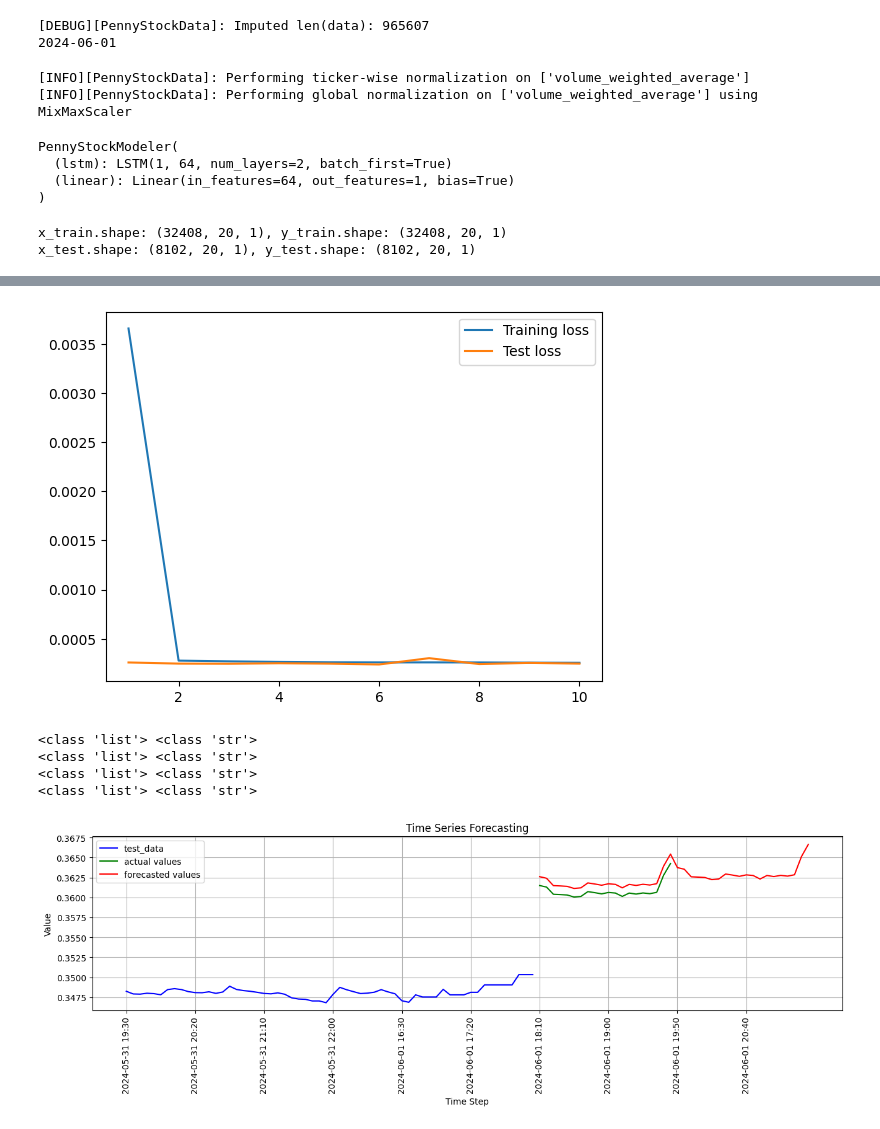
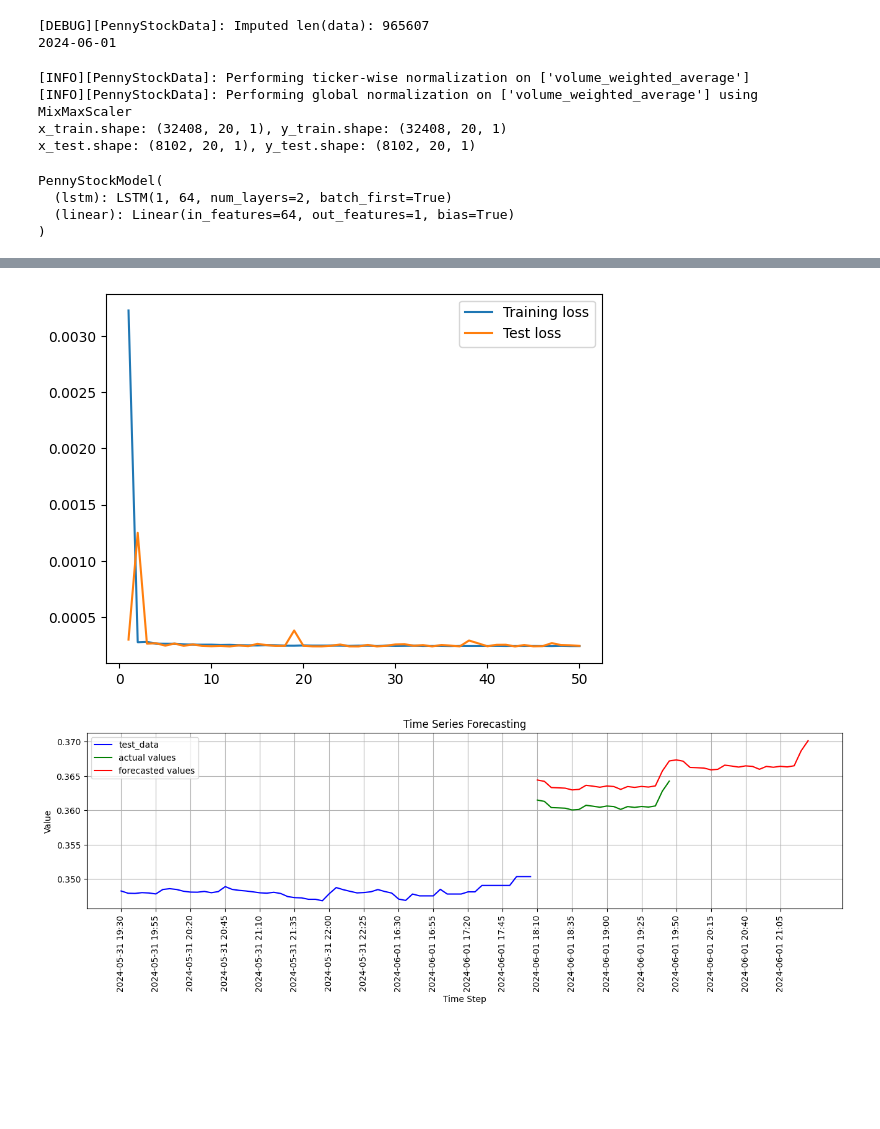
Before and after one commit to CSE-115-UCSC/penny-stock-lstm, a Jupyter notebook: PennyStockPipeline.ipynb, the cells around one changed output, grey strips where cells are left out. Cells and saved outputs as stored; diff of their text form; code cells hidden in the pictures; blank space fills up the shorter version.

Commit message:
Updated Pipeline
- split shift to dataset class
- pytorch dataset -> explicit (deals with raw data)

TODO
- RSI for evaluation
- time sequence data papers on imputation techniques

```diff
--- a/PennyStockPipeline.ipynb
+++ b/PennyStockPipeline.ipynb
@@ -22,13 +15,24 @@ psd = PennyStockData(DATABASE_NAME_WITH_PATH, TABLE_NAME, impute=True, verbose=2
 [DEBUG][PennyStockData]: Imputed len(data): 965607
 2024-06-01
 # %%
-psd = psd.get_columns(COLUMNS).normalize(COLUMNS_TO_NORMALIZE).create_sequences(SEQUENCE_LENGTH, PREDICTION_LENGTH)
+import torch
+#columns = ['ticker_id', 'p_date', 'close', 'volume_weighted_average']
+COLUMNS = ['ticker_id', 'p_date', 'p_time', 'volume_weighted_average']
+COLUMNS_TO_NORMALIZE = ['volume_weighted_average']
+
+SEQUENCE_LENGTH = 20
+PREDICTION_LENGTH = 20
+
+TRAIN_TEST_SPLIT = 0.8
+psd = psd.get_columns(COLUMNS).normalize(COLUMNS_TO_NORMALIZE).create_sequences(SEQUENCE_LENGTH, PREDICTION_LENGTH).split_dataset(split=TRAIN_TEST_SPLIT, to_torch=True)
 # %% [output]
 [INFO][PennyStockData]: Performing ticker-wise normalization on ['volume_weighted_average']
 [INFO][PennyStockData]: Performing global normalization on ['volume_weighted_average'] using MixMaxScaler
+x_train.shape: (32408, 20, 1), y_train.shape: (32408, 20, 1)
+x_test.shape: (8102, 20, 1), y_test.shape: (8102, 20, 1)
 # %%
-import torch # Library for implementing Deep Neural Network
-from pennystockpipeline.PennyStockModeler import PennyStockModeler
+# Library for implementing Deep Neural Network
+from pennystockpipeline.PennyStockModel import PennyStockModel
 
 # Prepare model parameters
 INPUT_SIZE = len(COLUMNS_TO_NORMALIZE)
@@ -37,26 +41,23 @@ HIDDEN_SIZE = 64
 OUTPUT_SIZE = len(COLUMNS_TO_NORMALIZE)
 
 # Define the model, loss function, and optimizer
-modeler = PennyStockModeler(INPUT_SIZE, HIDDEN_SIZE, NUM_LAYERS, device='cuda')
-modeler = modeler.to(modeler.device)
+model = PennyStockModel(INPUT_SIZE, HIDDEN_SIZE, NUM_LAYERS, device='cuda')
+model = model.to(model.device)
 loss_fn = torch.nn.MSELoss(reduction='mean')
-optimizer = torch.optim.Adam(modeler.parameters(), lr=1e-3)
-print(modeler)
+optimizer = torch.optim.Adam(model.parameters(), lr=1e-3)
+print(model)
 # %% [output]
-PennyStockModeler(
+PennyStockModel(
   (lstm): LSTM(1, 64, num_layers=2, batch_first=True)
   (linear): Linear(in_features=64, out_features=1, bias=True)
 )
 # %%
 BATCH_SIZE = 16
-TRAIN_TEST_SPLIT = 0.8
-# Split data into train and test sets and create dataloaders
-modeler = modeler.split_dataset(psd, split=TRAIN_TEST_SPLIT, to_torch=True).create_dataloaders(BATCH_SIZE)
+
+# Pass the dataset and prepare the dataloaders
+model = model.create_dataloaders(psd, BATCH_SIZE)
-# %% [output]
-x_train.shape: (32408, 20, 1), y_train.shape: (32408, 20, 1)
-x_test.shape: (8102, 20, 1), y_test.shape: (8102, 20, 1)
 # %%
-NUM_EPOCHS = 10
+NUM_EPOCHS = 50
 # Train the model
-modeler = modeler.train_model(loss_fn, optimizer, num_epochs = NUM_EPOCHS).plot_training_test_loss()
+model = model.train_model(loss_fn, optimizer, num_epochs = NUM_EPOCHS).plot_training_test_loss()
 # %% [output]
@@ -64 +69 @@ Epoch [10/10] - Training Loss: 0.0003, Test Loss: 0.0002
-[figure, old version]
+[figure, new version]
@@ -130,10 +70,3 @@ def forecast(modeler, num_forecast_steps):
 # %%
 FORECAST_STEPS = 20
-
-#modeler = modeler.forecast(num_forecast_steps = 30)
-modeler = forecast(modeler, num_forecast_steps = FORECAST_STEPS)
+model = model.forecast(num_forecast_steps = FORECAST_STEPS)
-# %% [output]
-<class 'list'> <class 'str'>
-<class 'list'> <class 'str'>
-<class 'list'> <class 'str'>
-<class 'list'> <class 'str'>
@@ -195,4 +73,5 @@ def plot_forecasting(modeler):
 # %%
-plot_forecasting(modeler)#, i_sequence_to_plot, i_forecasted_values, i_combined_index)
+
+model = model.plot_forecasting()#, i_sequence_to_plot, i_forecasted_values, i_combined_index)
 # %% [output]
-[figure, old version]
+[figure, new version]
```
Also changed, not shown: parts of 5 cells of this notebook, 2 other files.
